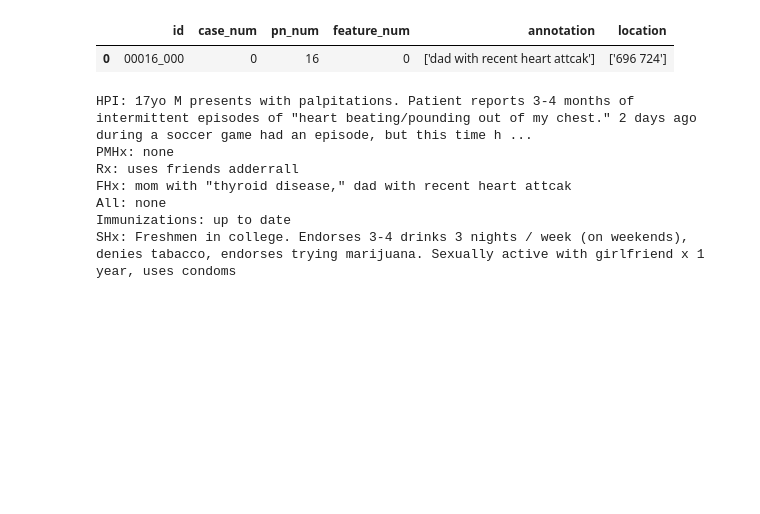
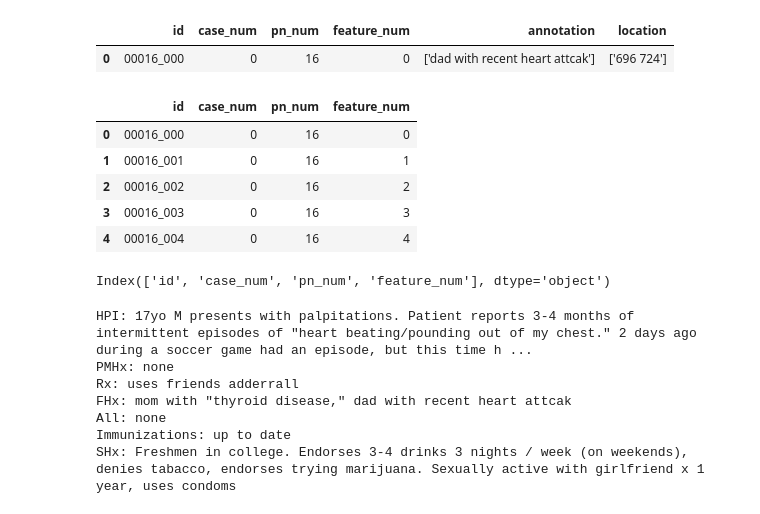
Before and after one commit to kartheekkotha/ClinicalPatientNotesScoring, a Jupyter notebook: research/DataPreprocessing_understanding.ipynb, the cells around one changed output. Cells and saved outputs as stored; diff of their text form; code cells hidden in the pictures; blank space fills up the shorter version.

```diff
--- a/research/DataPreprocessing_understanding.ipynb
+++ b/research/DataPreprocessing_understanding.ipynb
@@ -159,6 +164,20 @@ train_df.head(1)
 # %% [output]
 |  | id | case_num | pn_num | feature_num | annotation | location |
 | 0 | 00016_000 | 0 | 16 | 0 | ['dad with recent heart attcak'] | ['696 724'] |
+# %%
+test_df = pd.read_csv('../data/nbme-score-clinical-patient-notes/test.csv')
+test_df.head(5)
+# %% [output]
+|  | id | case_num | pn_num | feature_num |
+| 0 | 00016_000 | 0 | 16 | 0 |
+| 1 | 00016_001 | 0 | 16 | 1 |
+| 2 | 00016_002 | 0 | 16 | 2 |
+| 3 | 00016_003 | 0 | 16 | 3 |
+| 4 | 00016_004 | 0 | 16 | 4 |
+# %%
+test_df.columns
+# %% [output]
+Index(['id', 'case_num', 'pn_num', 'feature_num'], dtype='object')
 # %%
 #get patient notes for a particular patient with pn_num = 16 m case_num = 1
 print(patientnotes_df[(patientnotes_df['pn_num'] == 16) & (patientnotes_df['case_num'] == 0)]['pn_history'].values[0])
```
Also changed, not shown: parts of 6 cells of this notebook, 1 other file.
